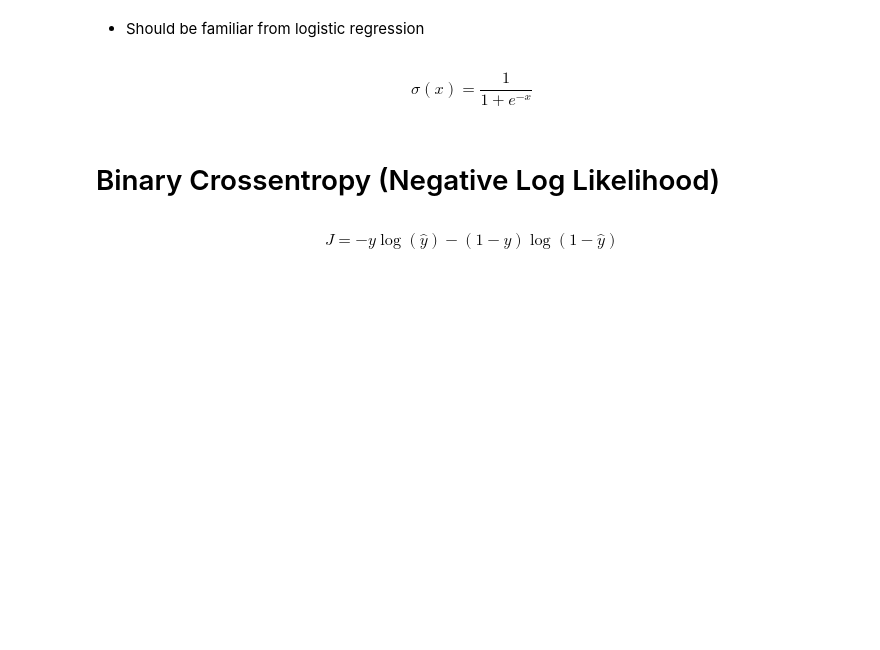
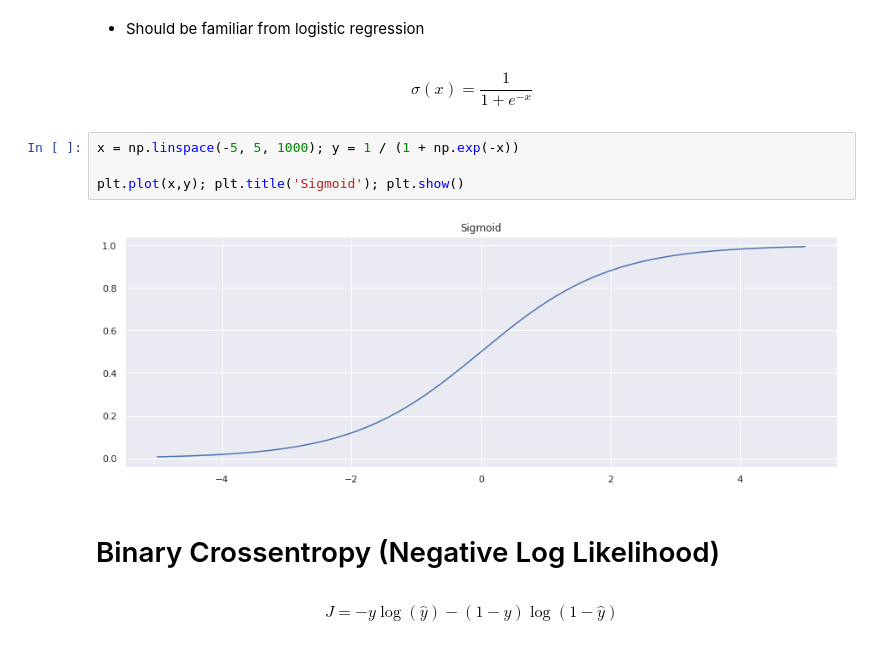
Before and after one commit to jordanott/DeepLearning, a Jupyter notebook: Notebooks/03 Training.ipynb, the cells around one changed output. Saved outputs shown, nothing was run; the diff lists cells and outputs as text; blank space fills up the shorter version.

```diff
--- a/Notebooks/03 Training.ipynb
+++ b/Notebooks/03 Training.ipynb
@@ -125,6 +125,12 @@ plt.plot(x,y); plt.title('MAE'); plt.show()
 \begin{equation}
     \sigma(x) = \frac{1}{1 + e^{-x}}
 \end{equation}
+# %%
+x = np.linspace(-5, 5, 1000); y = 1 / (1 + np.exp(-x))
+
+plt.plot(x,y); plt.title('Sigmoid'); plt.show()
+# %% [output]
+[figure, added]
 # %% [markdown]
 # Binary Crossentropy (Negative Log Likelihood)
 # %% [markdown]
```
Also changed, not shown: parts of 5 cells of this notebook, 10 other files.
